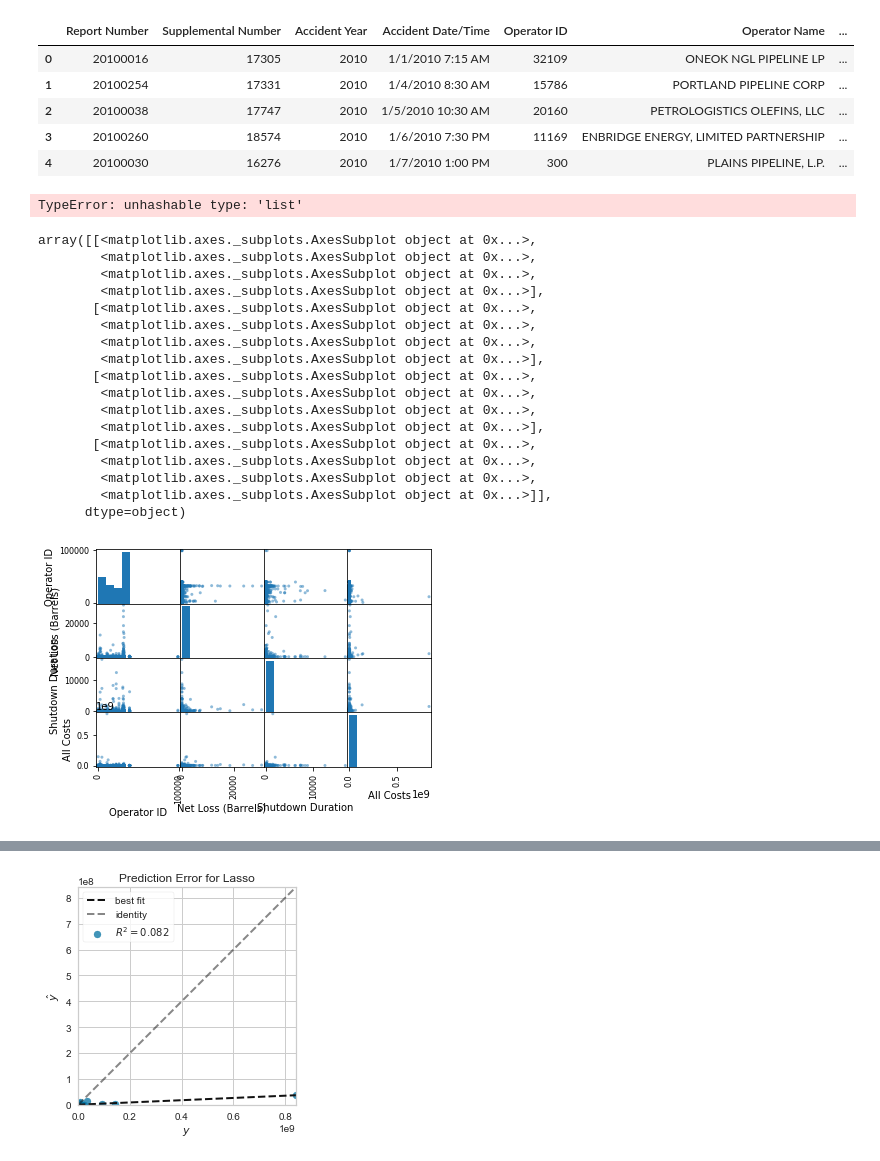
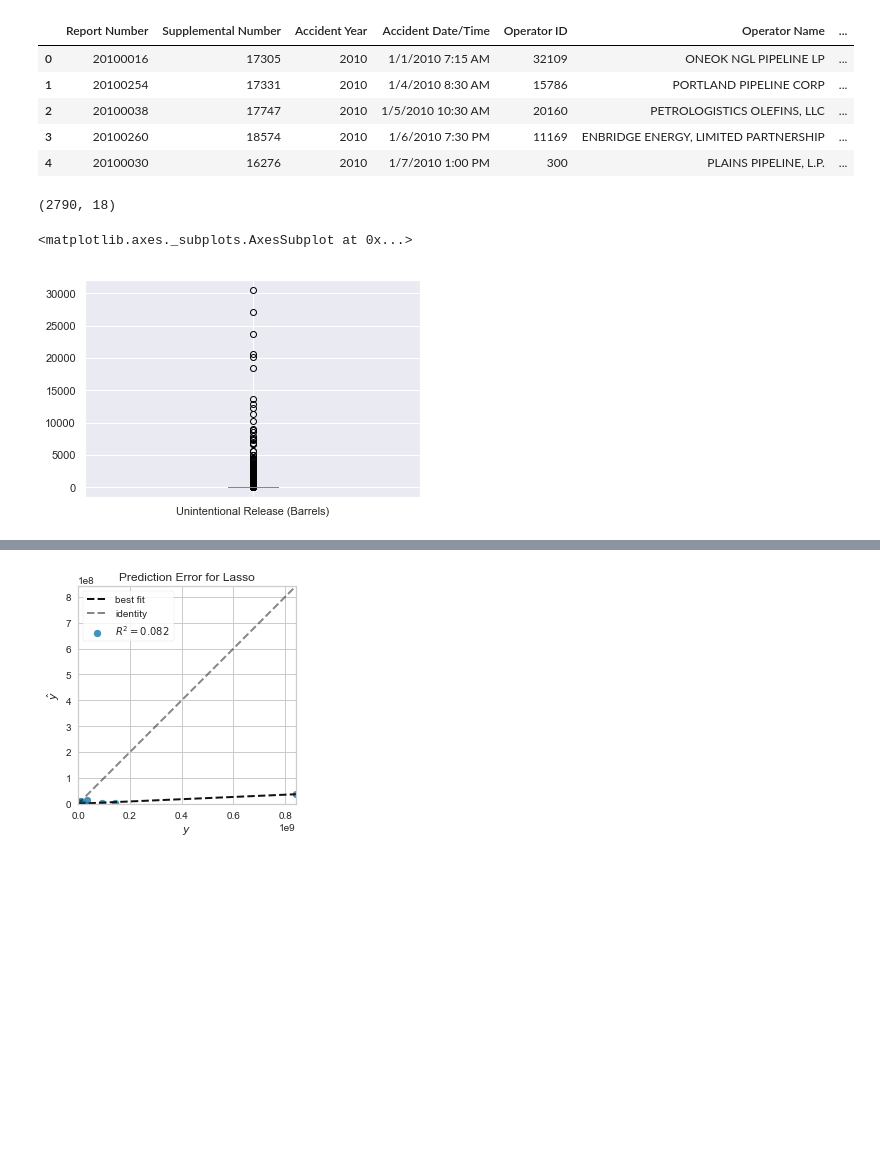
Before and after one commit to AlbandeB/Python-project, a Jupyter notebook: Pipeline Accident Cost Prediction Project.ipynb, the cells around one changed output, grey strips where cells are left out. Saved outputs shown, nothing was run; the diff lists cells and outputs as text; code cells hidden in the pictures; blank space fills up the shorter version.

```diff
--- a/Pipeline Accident Cost Prediction Project.ipynb
+++ b/Pipeline Accident Cost Prediction Project.ipynb
@@ -469,37 +469,18 @@ drona.head()
 | 2 | 20100038 | 17747 | 2010 | 1/5/2010 10:30 AM | 20160 | PETROLOGISTICS OLEFINS, LLC | ... |
 | 3 | 20100260 | 18574 | 2010 | 1/6/2010 7:30 PM | 11169 | ENBRIDGE ENERGY, LIMITED PARTNERSHIP | ... |
 | 4 | 20100030 | 16276 | 2010 | 1/7/2010 1:00 PM | 300 | PLAINS PIPELINE, L.P. | ... |
-# %%
-import matplotlib
-import matplotlib.pyplot as plt
-
-#drona.iloc[:,12:15].plot(kind='box', subplots=True, layout = (1,3), sharex=False, sharey=False)
-#plt.show()
-plo = newdf2[['Unintentional Release (Barrels)'], ['Liquid Recovery (Barrels)'], ['Net Loss (Barrels)']]
-plo.plot(kind='box', subplots=True, layout=(1,3), sharex=False, sharey=False)
-plt.show()
-
-#df.boxplot(column='Unintentional Release (Barrels)')
-# %% [output]
-TypeError: unhashable type: 'list'
-# %%
-pd.tools.plotting.scatter_matrix(newdf.select_dtypes(exclude=['object']))
-# %% [output]
-array([[<matplotlib.axes._subplots.AxesSubplot object at 0x...>,
-        <matplotlib.axes._subplots.AxesSubplot object at 0x...>,
-        <matplotlib.axes._subplots.AxesSubplot object at 0x...>,
-        <matplotlib.axes._subplots.AxesSubplot object at 0x...>],
-       [<matplotlib.axes._subplots.AxesSubplot object at 0x...>,
-        <matplotlib.axes._subplots.AxesSubplot object at 0x...>,
-        <matplotlib.axes._subplots.AxesSubplot object at 0x...>,
-        <matplotlib.axes._subplots.AxesSubplot object at 0x...>],
-       [<matplotlib.axes._subplots.AxesSubplot object at 0x...>,
-        <matplotlib.axes._subplots.AxesSubplot object at 0x...>,
-        <matplotlib.axes._subplots.AxesSubplot object at 0x...>,
-        <matplotlib.axes._subplots.AxesSubplot object at 0x...>],
-       [<matplotlib.axes._subplots.AxesSubplot object at 0x...>,
-        <matplotlib.axes._subplots.AxesSubplot object at 0x...>,
-        <matplotlib.axes._subplots.AxesSubplot object at 0x...>,
-        <matplotlib.axes._subplots.AxesSubplot object at 0x...>]],
-      dtype=object)
-[figure, removed]
+# %%
+# Erase outliers (is it relevant?)
+drona2 = drona.copy()
+drona2 = drona2.drop(drona2.index[[194, 2103, 523, 1173, 2675]])
+print(drona2.shape)
+# %% [output]
+(2790, 18)
+# %%
+import matplotlib
+import matplotlib.pyplot as plt # 3 in one line??
+
+df.boxplot(column='Unintentional Release (Barrels)')
+# %% [output]
+<matplotlib.axes._subplots.AxesSubplot at 0x...>
+[figure, added]
```
Also changed, not shown: parts of 20 cells of this notebook.
